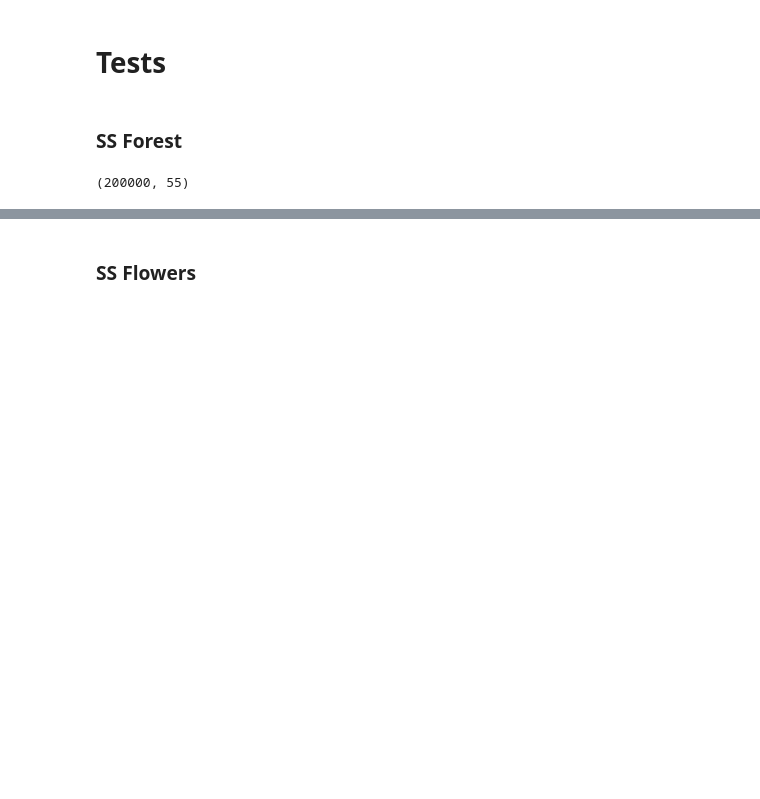
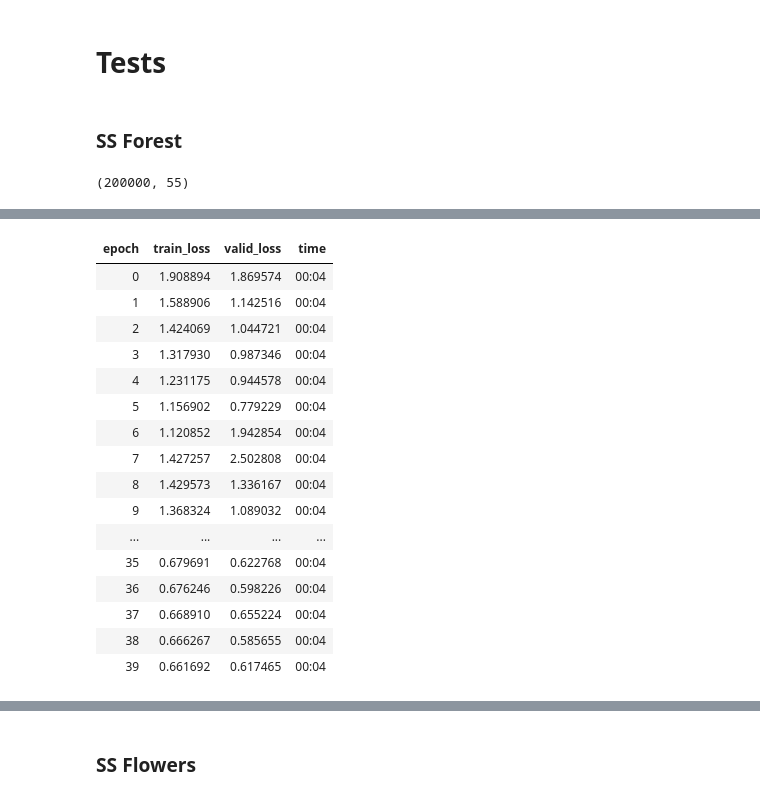
Before and after one commit to matanc1/tabnet, a Jupyter notebook: self_supervision.ipynb, the cells around one changed output, grey strips where cells are left out. Drawn from its saved outputs; the diff is of its cells as text; code cells hidden in the pictures; blank space fills up the shorter version.

```diff
--- a/self_supervision.ipynb
+++ b/self_supervision.ipynb
@@ -37,3 +38,25 @@ class LinDecoder(Module):
+# %%
+class RecreatedLoss(Module):
+    "Measures how well we have created the original tabular inputs"
+    def __init__(self, cat_dict):
+        ce = CrossEntropyLossFlat(reduction='sum')
+        mse = MSELossFlat(reduction='sum')
+        store_attr('cat_dict,ce,mse')
+
+    def forward(self, preds, cat_targs, cont_targs):
+        cats, conts = preds
+        tot_ce, pos = cats.new([0]), 0
+        for i, (k,v) in enumerate(self.cat_dict.items()):
+            tot_ce += self.ce(cats[:, pos:pos+v], cat_targs[:,i])
+            pos += v
+
+        norm_cats = cats.new([len(self.cat_dict)])
+        norm_conts = conts.new([conts.size(1)])
+        cat_loss = tot_ce/norm_cats
+        cont_loss = self.mse(conts, cont_targs)/norm_conts
+        total = cat_loss+cont_loss
+
+        return total / cats.size(0)
 # %%
 def lin_decoder(n_cat, n_cont, **kwargs):
     return LinDecoder(n_cat, n_cont, **kwargs)
@@ -100,7 +117,12 @@ loss_func = MSELossFlat()
+# %%
+to = tabular_pandas(df, cat_names, cont_names, target,
+                    tabular_type=TabularPandasIdentity, val_pct=val_pct)
+total_cats = {k:len(v) for k,v in to.classes.items()}
+loss_func = RecreatedLoss(total_cats)
+
+head = lambda n_cat, n_cont, **kwargs: LinDecoder(n_cat, n_cont, total_cats, **kwargs)
 # %%
-to = tabular_pandas(df, cat_names, cont_names, target, tabular_type=TabularPandasIdentity, val_pct=val_pct)
 dls = to.dataloaders(bs=model_params['bs'])
 dls.n_inp = 2
-cbs = [SetPrior(), TabularMasking(p=model_params['p'], curriculum=curriculum),
-       MaskRegularizer(model_params['lambda_sparse'])]
+cbs = [SetPrior(), TabularMasking(p=model_params['p'], curriculum=curriculum)]
 model = TabNetSelfSupervised(head, to, **model_params)
@@ -117,0 +137,20 @@ RuntimeError: The size of tensor a (65536) must match the size of tensor b (8847
+# %%
+learn.fit_one_cycle(40, slice(1e-3, 1e-2))
+# %% [output]
+| epoch | train_loss | valid_loss | time |
+| 0 | 1.908894 | 1.869574 | 00:04 |
+| 1 | 1.588906 | 1.142516 | 00:04 |
+| 2 | 1.424069 | 1.044721 | 00:04 |
+| 3 | 1.317930 | 0.987346 | 00:04 |
+| 4 | 1.231175 | 0.944578 | 00:04 |
+| 5 | 1.156902 | 0.779229 | 00:04 |
+| 6 | 1.120852 | 1.942854 | 00:04 |
+| 7 | 1.427257 | 2.502808 | 00:04 |
+| 8 | 1.429573 | 1.336167 | 00:04 |
+| 9 | 1.368324 | 1.089032 | 00:04 |
+| ... | ... | ... | ... |
+| 35 | 0.679691 | 0.622768 | 00:04 |
+| 36 | 0.676246 | 0.598226 | 00:04 |
+| 37 | 0.668910 | 0.655224 | 00:04 |
+| 38 | 0.666267 | 0.585655 | 00:04 |
+| 39 | 0.661692 | 0.617465 | 00:04 |
```
Also changed, not shown: parts of 17 cells of this notebook, 1 other file.
